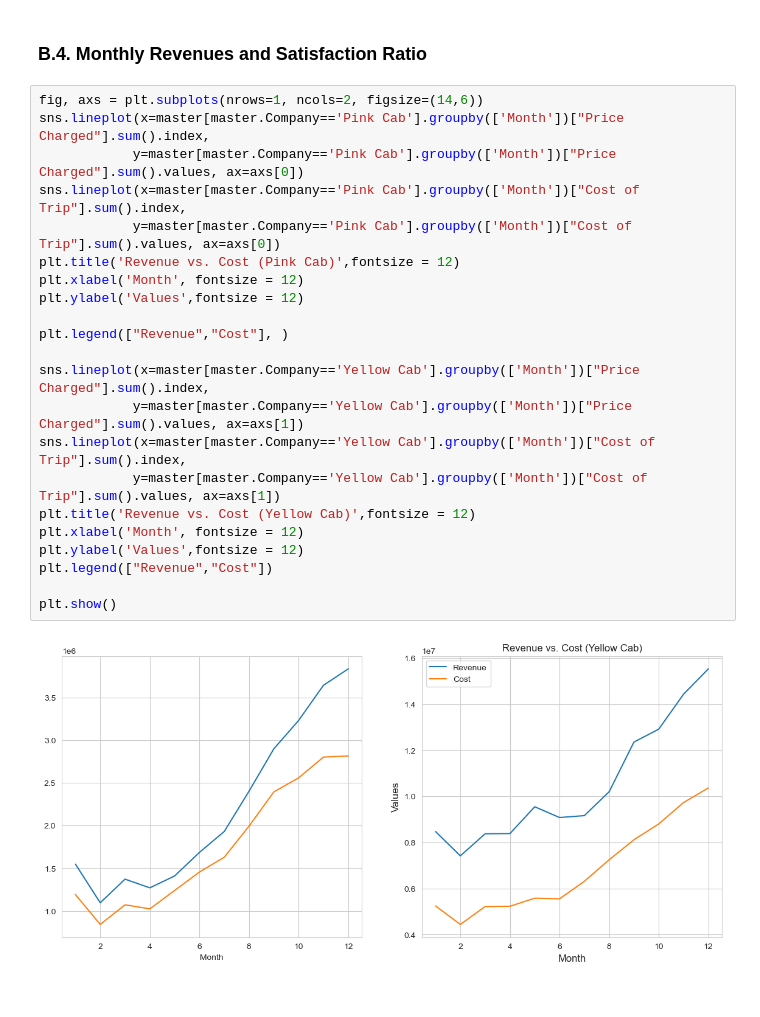
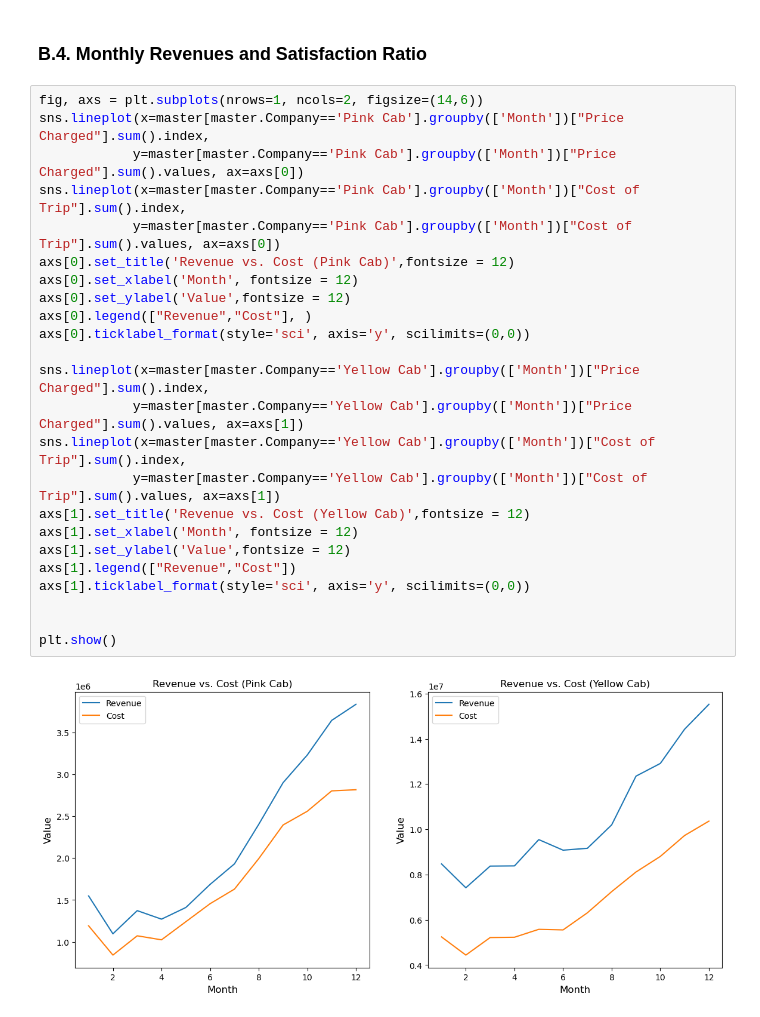
Before and after one commit to lubomirovna/Data_Glacier_Virtual_Internship, a Jupyter notebook: Week_2/G2M(Hypotheses&EDA).ipynb, the cells around one changed output. Saved outputs shown, nothing was run; the diff lists cells and outputs as text.

```diff
--- a/Week_2/G2M(Hypotheses&EDA).ipynb
+++ b/Week_2/G2M(Hypotheses&EDA).ipynb
@@ -522,27 +522,29 @@ Name: Gender, dtype: int64
 # %%
 fig, axs = plt.subplots(nrows=1, ncols=2, figsize=(14,6))
 sns.lineplot(x=master[master.Company=='Pink Cab'].groupby(['Month'])["Price Charged"].sum().index,
             y=master[master.Company=='Pink Cab'].groupby(['Month'])["Price Charged"].sum().values, ax=axs[0])
 sns.lineplot(x=master[master.Company=='Pink Cab'].groupby(['Month'])["Cost of Trip"].sum().index,
             y=master[master.Company=='Pink Cab'].groupby(['Month'])["Cost of Trip"].sum().values, ax=axs[0])
-plt.title('Revenue vs. Cost (Pink Cab)',fontsize = 12)
-plt.xlabel('Month', fontsize = 12)
-plt.ylabel('Values',fontsize = 12)
-
-plt.legend(["Revenue","Cost"], )
+axs[0].set_title('Revenue vs. Cost (Pink Cab)',fontsize = 12)
+axs[0].set_xlabel('Month', fontsize = 12)
+axs[0].set_ylabel('Value',fontsize = 12)
+axs[0].legend(["Revenue","Cost"], )
+axs[0].ticklabel_format(style='sci', axis='y', scilimits=(0,0))
 
 sns.lineplot(x=master[master.Company=='Yellow Cab'].groupby(['Month'])["Price Charged"].sum().index,
             y=master[master.Company=='Yellow Cab'].groupby(['Month'])["Price Charged"].sum().values, ax=axs[1])
 sns.lineplot(x=master[master.Company=='Yellow Cab'].groupby(['Month'])["Cost of Trip"].sum().index,
             y=master[master.Company=='Yellow Cab'].groupby(['Month'])["Cost of Trip"].sum().values, ax=axs[1])
-plt.title('Revenue vs. Cost (Yellow Cab)',fontsize = 12)
-plt.xlabel('Month', fontsize = 12)
-plt.ylabel('Values',fontsize = 12)
-plt.legend(["Revenue","Cost"])
+axs[1].set_title('Revenue vs. Cost (Yellow Cab)',fontsize = 12)
+axs[1].set_xlabel('Month', fontsize = 12)
+axs[1].set_ylabel('Value',fontsize = 12)
+axs[1].legend(["Revenue","Cost"])
+axs[1].ticklabel_format(style='sci', axis='y', scilimits=(0,0))
+
 
 plt.show()
 # %% [output]
-[figure, old version]
+[figure, new version]
 # %%
 # Calculate travel frequency by month and average profit per trip for Pink Cab and Yellow Cab
 pink_cab_plot = pink_cab.groupby(['Month'])["Profit"].sum()/pink_cab.groupby(['Month'])["Transaction ID"].count()
```
Also changed, not shown: parts of 33 cells of this notebook.
